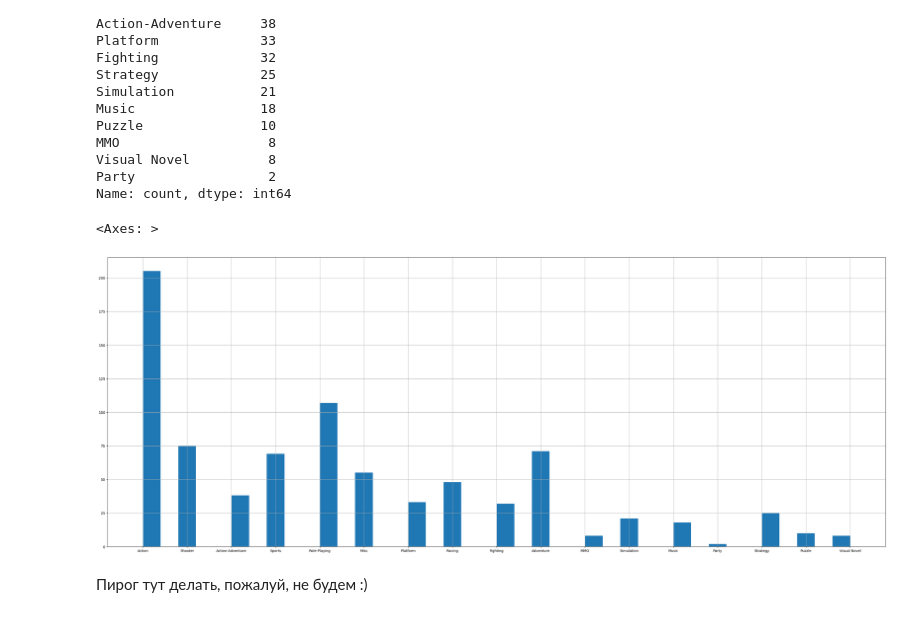
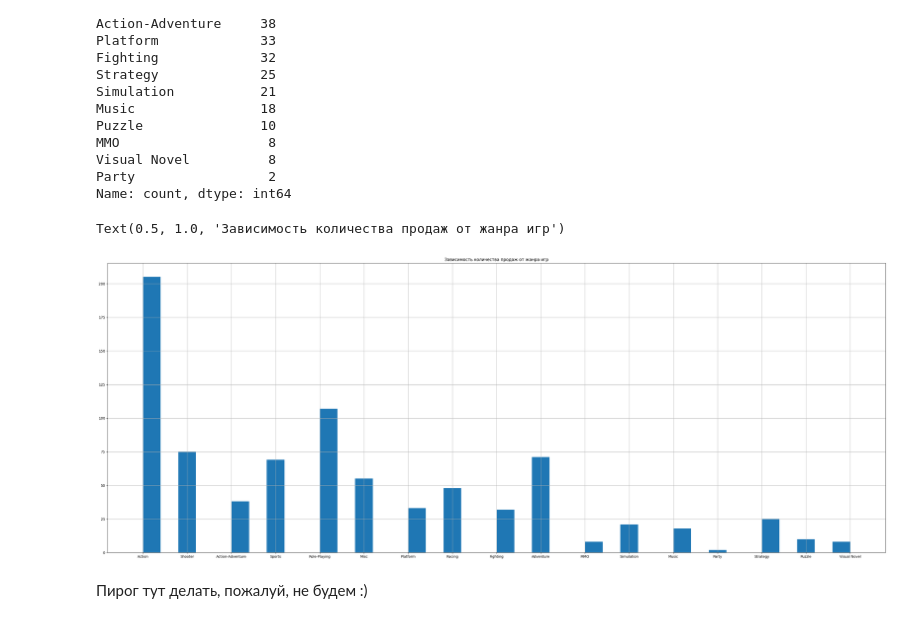
Before and after one commit to Ilya-c4talyst/step_course, a Jupyter notebook: 2_visualize/2_1.ipynb, the cells around one changed output. Cells and saved outputs as stored; diff of their text form; code cells hidden in the pictures.

```diff
--- a/2_visualize/2_1.ipynb
+++ b/2_visualize/2_1.ipynb
@@ -216,9 +228,10 @@ Name: count, dtype: int64
 # %%
 plt.figure(figsize=(40, 15))
 df_genres.hist(bins=40)
+plt.title('Зависимость количества продаж от жанра игр')
 # %% [output]
-<Axes: >
+Text(0.5, 1.0, 'Зависимость количества продаж от жанра игр')
-[figure, old version]
+[figure, new version]
 # %% [markdown]
 Пирог тут делать, пожалуй, не будем :)
 # %% [markdown]
```
Also changed, not shown: parts of 5 cells of this notebook.
